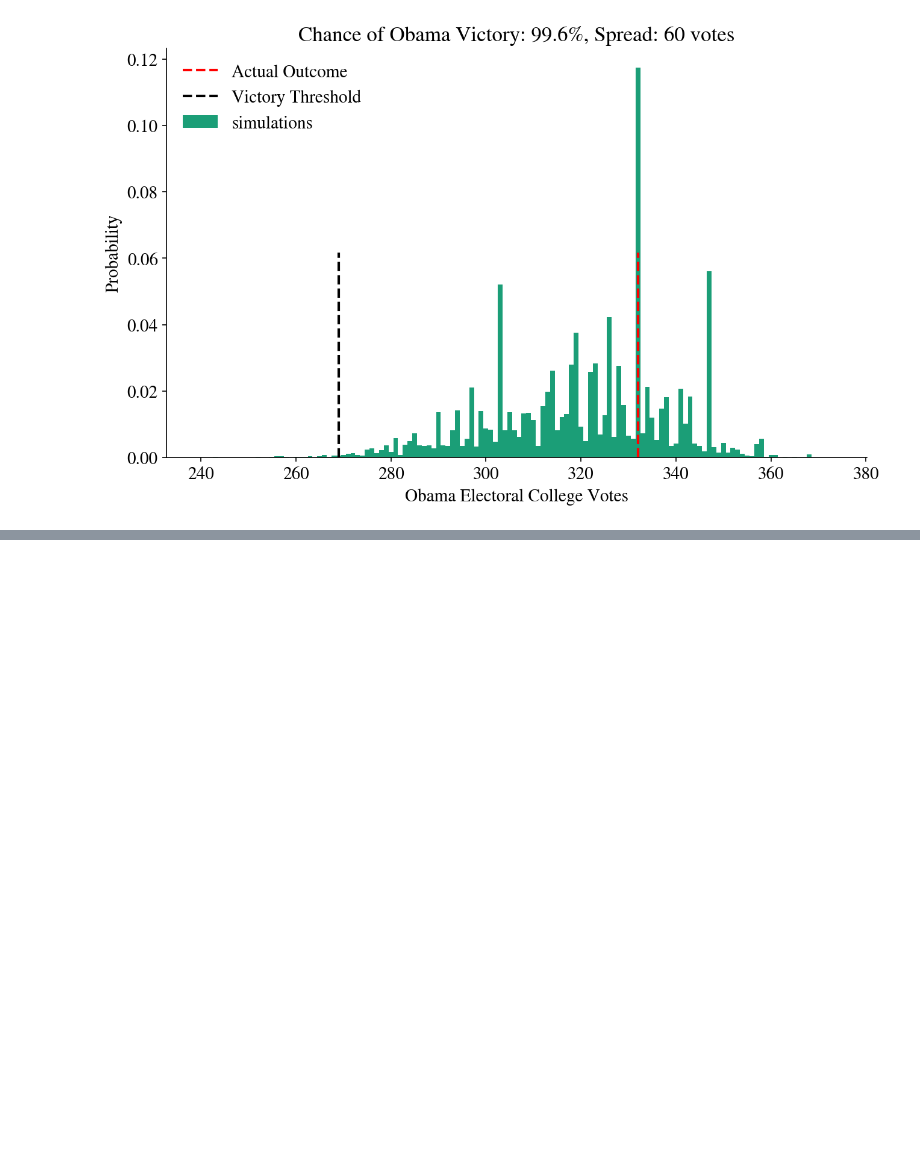
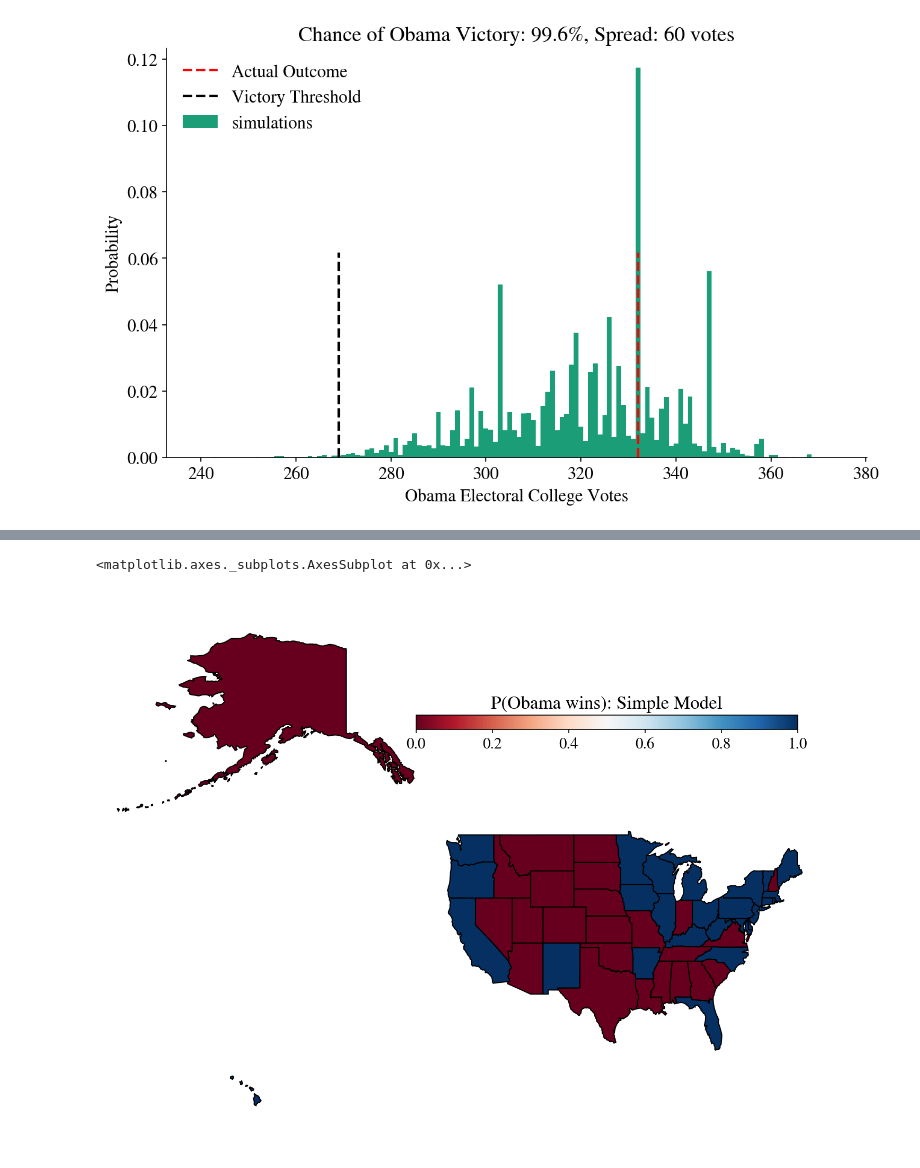
Before and after one commit to joaoDragado/dSc_roadmap, a Jupyter notebook: projects/SimulatingSilver/HW2_user.ipynb, the cells around one changed output, grey strips where cells are left out. Drawn from its saved outputs; the diff is of its cells as text; code cells hidden in the pictures; blank space fills up the shorter version.

```diff
--- a/projects/SimulatingSilver/HW2_user.ipynb
+++ b/projects/SimulatingSilver/HW2_user.ipynb
@@ -187,0 +294,5 @@ plot_simulation(result)
+# %%
+make_map(model.Obama, 'P(Obama wins): Simple Model')
+# %% [output]
+<matplotlib.axes._subplots.AxesSubplot at 0x...>
+[figure, added]
```
Also changed, not shown: parts of 20 cells of this notebook.
